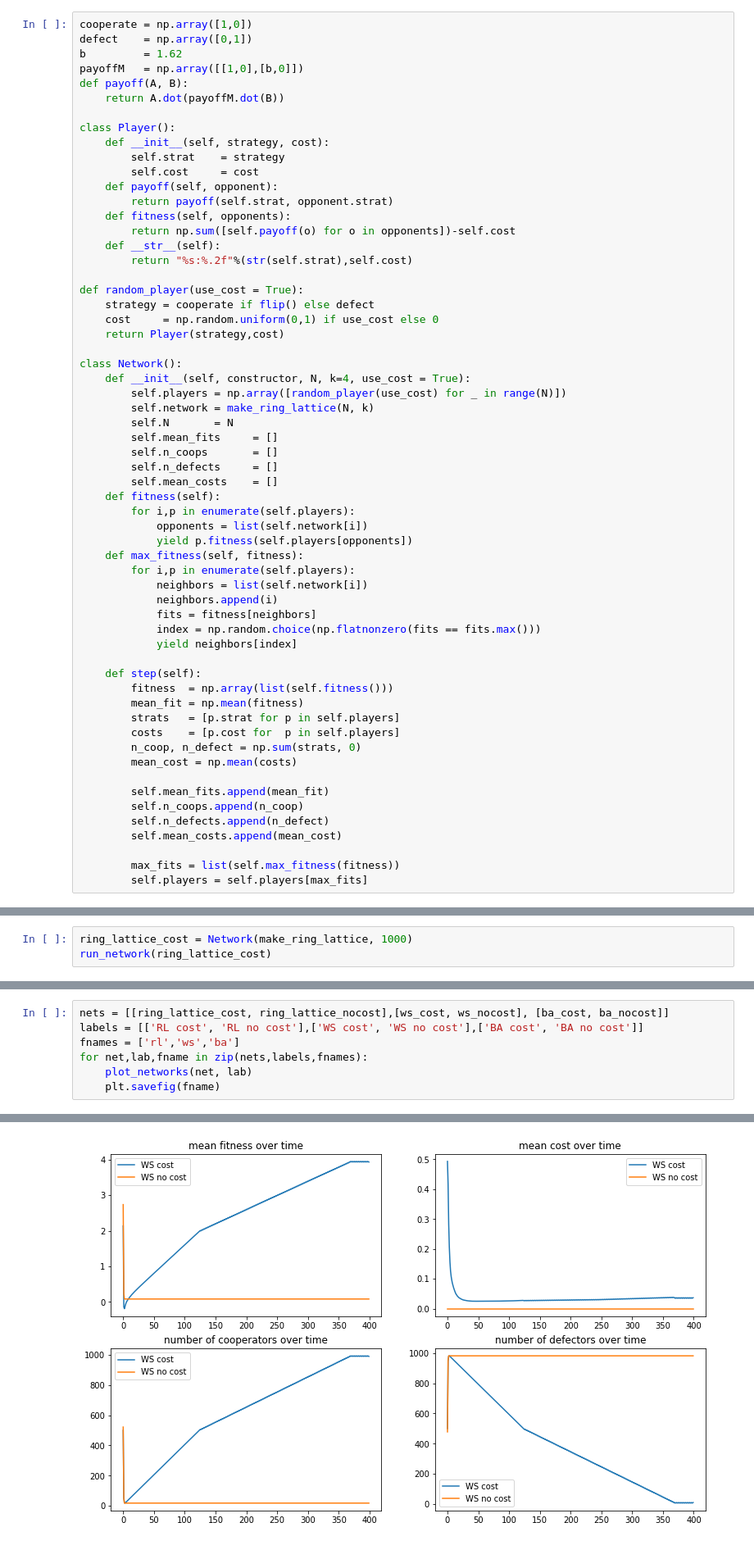
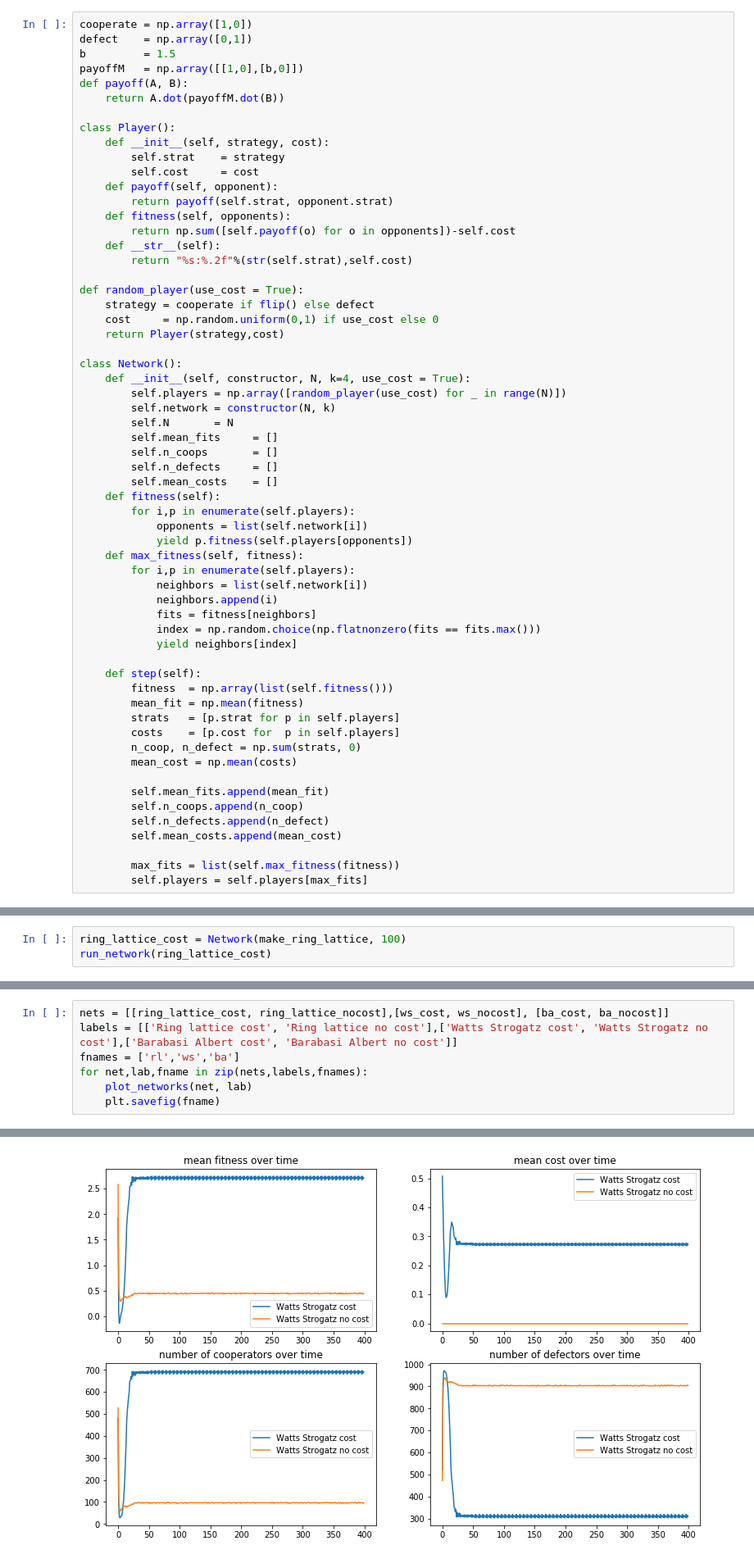
Before and after one commit to sportsracer48/cooperation, a Jupyter notebook: code/coop.ipynb, the cells around one changed output, grey strips where cells are left out. Shown at 82% size. Drawn from its saved outputs; the diff is of its cells as text.

```diff
--- a/code/coop.ipynb
+++ b/code/coop.ipynb
@@ -113,7 +113,7 @@ def _random_subset(repeated_nodes, k):
 # %%
 cooperate = np.array([1,0])
 defect    = np.array([0,1])
-b         = 1.62
+b         = 1.5
 payoffM   = np.array([[1,0],[b,0]])
 def payoff(A, B):
     return A.dot(payoffM.dot(B))
@@ -137,7 +137,7 @@ def random_player(use_cost = True):
 class Network():
     def __init__(self, constructor, N, k=4, use_cost = True):
         self.players = np.array([random_player(use_cost) for _ in range(N)])
-        self.network = make_ring_lattice(N, k)
+        self.network = constructor(N, k)
         self.N       = N
         self.mean_fits     = []
         self.n_coops       = []
@@ -219,7 +219,7 @@ def plot_networks(nets, labels):
     plt.title('number of defectors over time')
     plt.legend()
 # %%
-ring_lattice_cost = Network(make_ring_lattice, 1000)
+ring_lattice_cost = Network(make_ring_lattice, 100)
 run_network(ring_lattice_cost)
 # %%
 print("Ring lattice with cost")
@@ -281,6 +281,6 @@ BA without cost
 # %%
 nets = [[ring_lattice_cost, ring_lattice_nocost],[ws_cost, ws_nocost], [ba_cost, ba_nocost]]
-labels = [['RL cost', 'RL no cost'],['WS cost', 'WS no cost'],['BA cost', 'BA no cost']]
+labels = [['Ring lattice cost', 'Ring lattice no cost'],['Watts Strogatz cost', 'Watts Strogatz no cost'],['Barabasi Albert cost', 'Barabasi Albert no cost']]
 fnames = ['rl','ws','ba']
 for net,lab,fname in zip(nets,labels,fnames):
     plot_networks(net, lab)
@@ -290 +290 @@ for net,lab,fname in zip(nets,labels,fnames):
-[figure, old version]
+[figure, new version]
```
Also changed, not shown: parts of 7 cells of this notebook, 17 other files.
